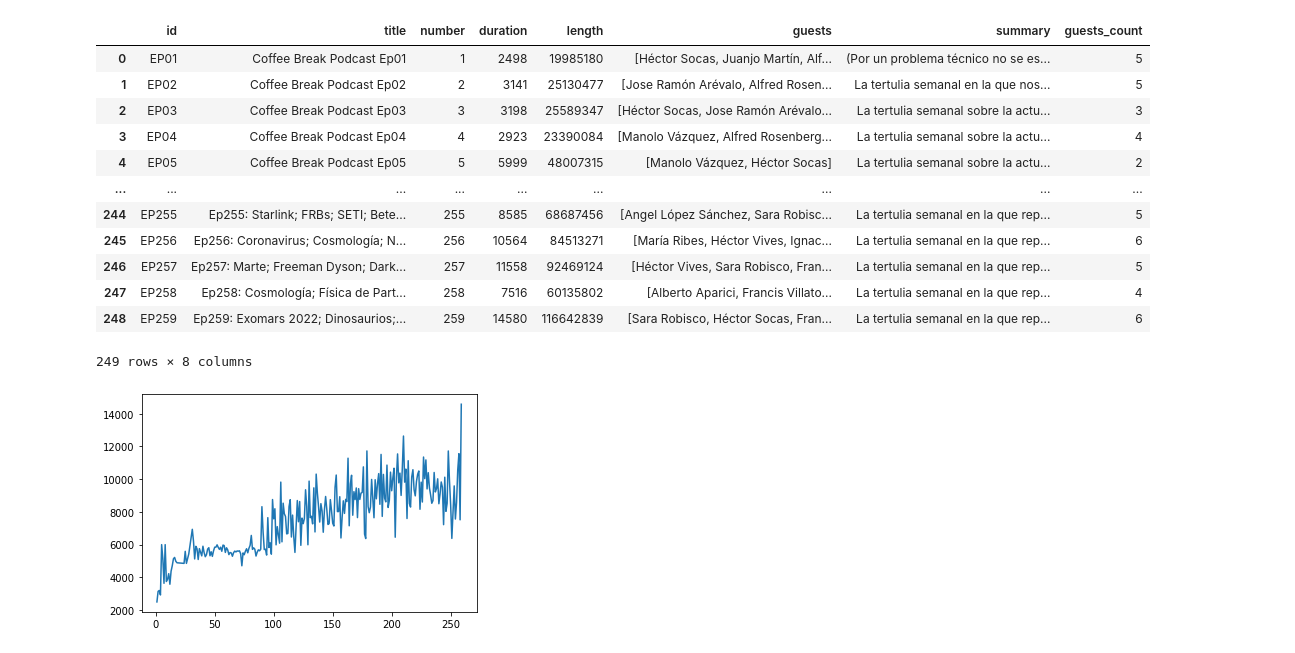
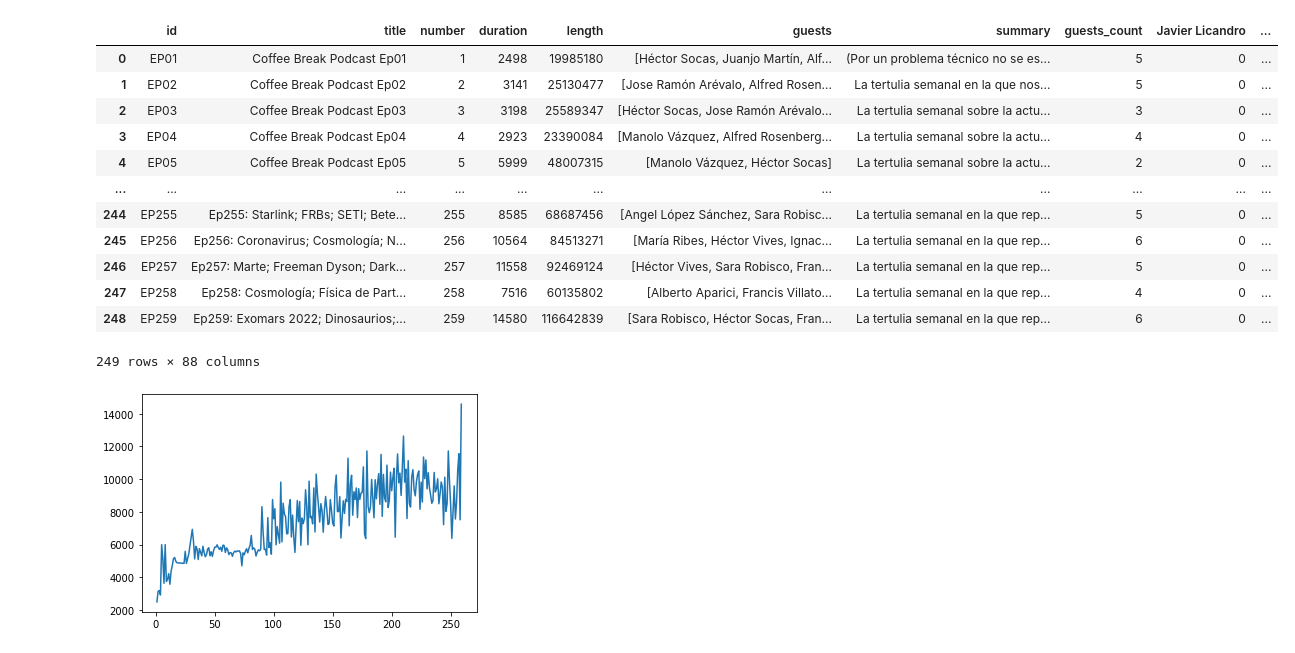
Before and after one commit to enlavin/coffeebreak-stats, a Jupyter notebook: contertulios.ipynb, the cells around one changed output. Saved outputs shown, nothing was run; the diff lists cells and outputs as text; code cells hidden in the pictures.

Commit message:
Enable guest columns by default

```diff
--- a/contertulios.ipynb
+++ b/contertulios.ipynb
@@ -5,26 +5,26 @@ import numpy as np
 %matplotlib inline
 # %%
 # Enable the wants_guest_columns=True to get a numeric column for each guest
-#eps = guests.to_df(guests.load_episodes(), wants_guest_columns=True)
-eps = guests.to_df(guests.load_episodes())
+eps = guests.to_df(guests.load_episodes(), wants_guest_columns=True)
+#eps = guests.to_df(guests.load_episodes())
 eps = eps[(eps['number'] != -1)]
 eps = eps[(eps['guests_count'] != 0)]
 eps = eps.iloc[::-1].reset_index(drop=True)
 eps
 # %% [output]
-|  | id | title | number | duration | length | guests | summary | guests_count |
-| 0 | EP01 | Coffee Break Podcast Ep01 | 1 | 2498 | 19985180 | [Héctor Socas, Juanjo Martín, Alf... | (Por un problema técnico no se es... | 5 |
-| 1 | EP02 | Coffee Break Podcast Ep02 | 2 | 3141 | 25130477 | [Jose Ramón Arévalo, Alfred Rosen... | La tertulia semanal en la que nos... | 5 |
-| 2 | EP03 | Coffee Break Podcast Ep03 | 3 | 3198 | 25589347 | [Héctor Socas, Jose Ramón Arévalo... | La tertulia semanal sobre la actu... | 3 |
-| 3 | EP04 | Coffee Break Podcast Ep04 | 4 | 2923 | 23390084 | [Manolo Vázquez, Alfred Rosenberg... | La tertulia semanal sobre la actu... | 4 |
-| 4 | EP05 | Coffee Break Podcast Ep05 | 5 | 5999 | 48007315 | [Manolo Vázquez, Héctor Socas] | La tertulia semanal sobre la actu... | 2 |
-| ... | ... | ... | ... | ... | ... | ... | ... | ... |
-| 244 | EP255 | Ep255: Starlink; FRBs; SETI; Bete... | 255 | 8585 | 68687456 | [Angel López Sánchez, Sara Robisc... | La tertulia semanal en la que rep... | 5 |
-| 245 | EP256 | Ep256: Coronavirus; Cosmología; N... | 256 | 10564 | 84513271 | [María Ribes, Héctor Vives, Ignac... | La tertulia semanal en la que rep... | 6 |
-| 246 | EP257 | Ep257: Marte; Freeman Dyson; Dark... | 257 | 11558 | 92469124 | [Héctor Vives, Sara Robisco, Fran... | La tertulia semanal en la que rep... | 5 |
-| 247 | EP258 | Ep258: Cosmología; Física de Part... | 258 | 7516 | 60135802 | [Alberto Aparici, Francis Villato... | La tertulia semanal en la que rep... | 4 |
-| 248 | EP259 | Ep259: Exomars 2022; Dinosaurios;... | 259 | 14580 | 116642839 | [Sara Robisco, Héctor Socas, Fran... | La tertulia semanal en la que rep... | 6 |
+|  | id | title | number | duration | length | guests | summary | guests_count | Javier Licandro | ... |
+| 0 | EP01 | Coffee Break Podcast Ep01 | 1 | 2498 | 19985180 | [Héctor Socas, Juanjo Martín, Alf... | (Por un problema técnico no se es... | 5 | 0 | ... |
+| 1 | EP02 | Coffee Break Podcast Ep02 | 2 | 3141 | 25130477 | [Jose Ramón Arévalo, Alfred Rosen... | La tertulia semanal en la que nos... | 5 | 0 | ... |
+| 2 | EP03 | Coffee Break Podcast Ep03 | 3 | 3198 | 25589347 | [Héctor Socas, Jose Ramón Arévalo... | La tertulia semanal sobre la actu... | 3 | 0 | ... |
+| 3 | EP04 | Coffee Break Podcast Ep04 | 4 | 2923 | 23390084 | [Manolo Vázquez, Alfred Rosenberg... | La tertulia semanal sobre la actu... | 4 | 0 | ... |
+| 4 | EP05 | Coffee Break Podcast Ep05 | 5 | 5999 | 48007315 | [Manolo Vázquez, Héctor Socas] | La tertulia semanal sobre la actu... | 2 | 0 | ... |
+| ... | ... | ... | ... | ... | ... | ... | ... | ... | ... | ... |
+| 244 | EP255 | Ep255: Starlink; FRBs; SETI; Bete... | 255 | 8585 | 68687456 | [Angel López Sánchez, Sara Robisc... | La tertulia semanal en la que rep... | 5 | 0 | ... |
+| 245 | EP256 | Ep256: Coronavirus; Cosmología; N... | 256 | 10564 | 84513271 | [María Ribes, Héctor Vives, Ignac... | La tertulia semanal en la que rep... | 6 | 0 | ... |
+| 246 | EP257 | Ep257: Marte; Freeman Dyson; Dark... | 257 | 11558 | 92469124 | [Héctor Vives, Sara Robisco, Fran... | La tertulia semanal en la que rep... | 5 | 0 | ... |
+| 247 | EP258 | Ep258: Cosmología; Física de Part... | 258 | 7516 | 60135802 | [Alberto Aparici, Francis Villato... | La tertulia semanal en la que rep... | 4 | 0 | ... |
+| 248 | EP259 | Ep259: Exomars 2022; Dinosaurios;... | 259 | 14580 | 116642839 | [Sara Robisco, Héctor Socas, Fran... | La tertulia semanal en la que rep... | 6 | 0 | ... |
-249 rows × 8 columns
+249 rows × 88 columns
 # %%
 fig = plt.figure()
 ax = plt.axes()
```
